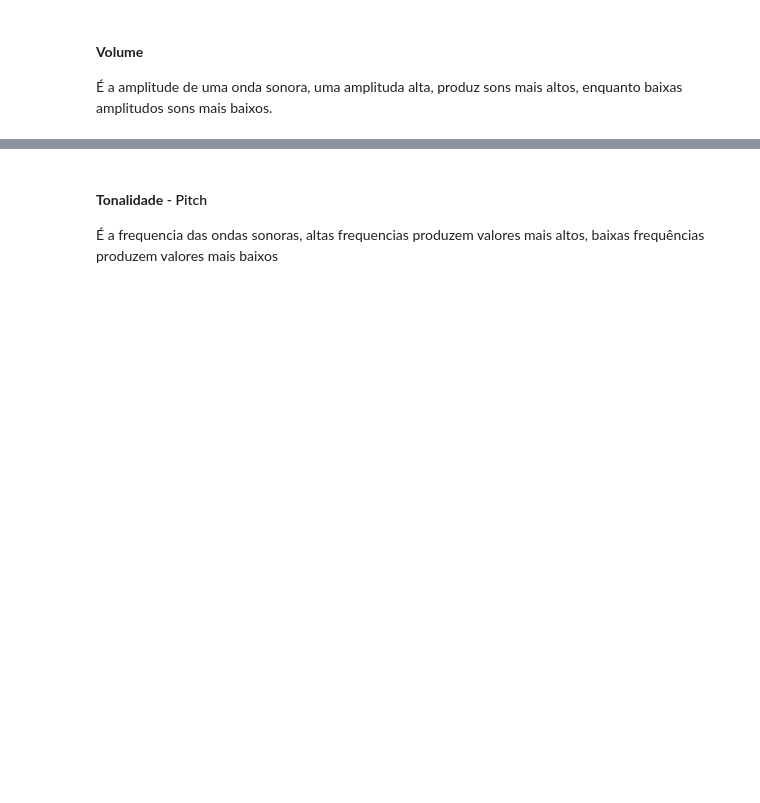
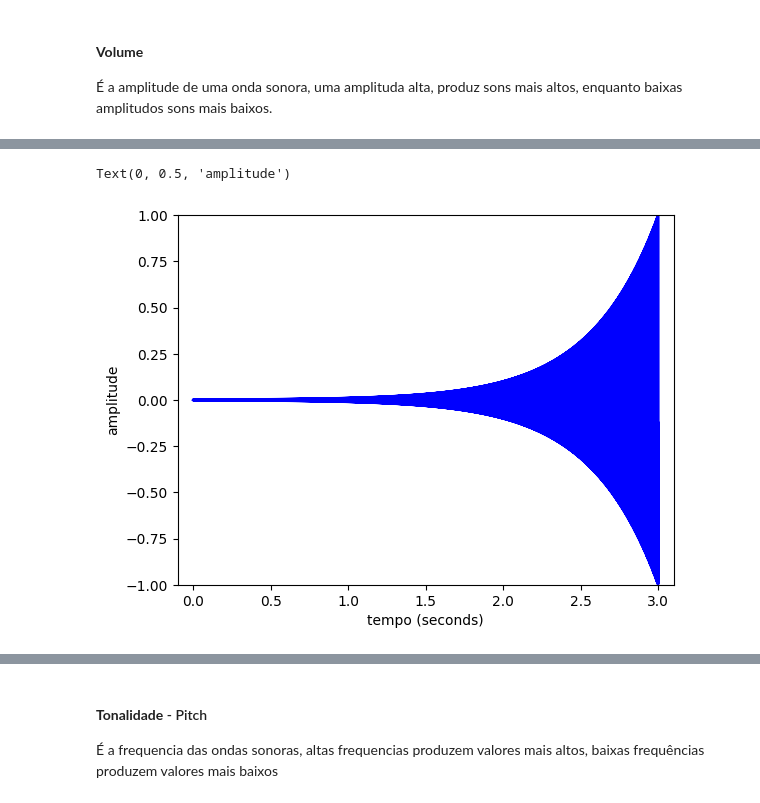
Before and after one commit to leandronunescorreia/audio-processing, a Jupyter notebook: audio_processing_basics.ipynb, the cells around one changed output, grey strips where cells are left out. Saved outputs shown, nothing was run; the diff lists cells and outputs as text; code cells hidden in the pictures; blank space fills up the shorter version.

```diff
--- a/audio_processing_basics.ipynb
+++ b/audio_processing_basics.ipynb
@@ -212,3 +212,20 @@ draw_wave(tempo, audio, 'b', duracao, 1000, amplitude+.2)
 #### **Volume**
 
 É a amplitude de uma onda sonora, uma amplituda alta, produz sons mais altos, enquanto baixas amplitudos sons mais baixos.
+# %%
+seconds = 3.0
+taxa_amostragem = 22050
+tonalidade = 440
+
+amplitude_variavel = np.logspace(-3, 0, int(seconds*taxa_amostragem), endpoint=False, base=10.0)
+
+tempo_array = np.linspace(0, seconds, int(seconds*taxa_amostragem), endpoint=False)
+audio = amplitude_variavel*np.sin(2* np.pi * tonalidade * tempo_array)
+# %%
+ipd.display(ipd.Audio(data=audio, rate=taxa_amostragem))
+
+plt.plot(tempo_array, audio, 'b',lw=2)
+plt.axis([-0.1, 3.1, -1.0, 1.0])
+plt.xlabel('tempo (seconds)')
+plt.ylabel('amplitude')
+# %% [output]
@@ -214,0 +233,2 @@ draw_wave(tempo, audio, 'b', duracao, 1000, amplitude+.2)
+Text(0, 0.5, 'amplitude')
+[figure, added]
```
Also changed, not shown: parts of 19 cells of this notebook, 2 other files.
